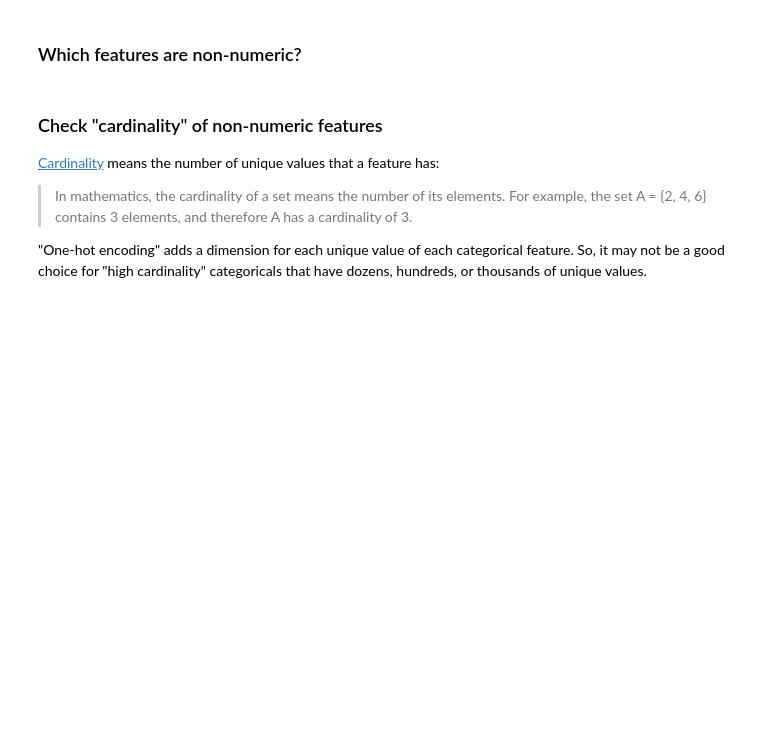
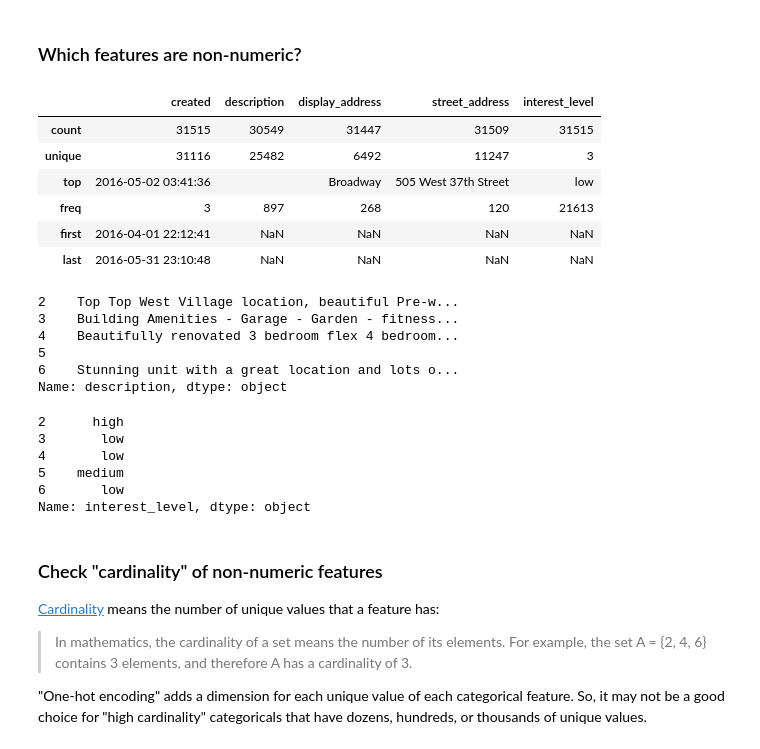
Before and after one commit to LambdaSchool/DEPRECATED-DS-Unit-2-Linear-Models, a Jupyter notebook: module2-doing-linear-regression/doing_linear_regression.ipynb, the cells around one changed output. Saved outputs shown, nothing was run; the diff lists cells and outputs as text; code cells hidden in the pictures; blank space fills up the shorter version.

```diff
--- a/module2-doing-linear-regression/doing_linear_regression.ipynb
+++ b/module2-doing-linear-regression/doing_linear_regression.ipynb
@@ -374,6 +400,36 @@ y_test = train[target]
 ## Do one-hot encoding of categorical features
 # %% [markdown]
 ### Which features are non-numeric?
+# %%
+train.describe(exclude='number')
+# %% [output]
+|  | created | description | display_address | street_address | interest_level |
+| count | 31515 | 30549 | 31447 | 31509 | 31515 |
+| unique | 31116 | 25482 | 6492 | 11247 | 3 |
+| top | 2016-05-02 03:41:36 |  | Broadway | 505 West 37th Street | low |
+| freq | 3 | 897 | 268 | 120 | 21613 |
+| first | 2016-04-01 22:12:41 | NaN | NaN | NaN | NaN |
+| last | 2016-05-31 23:10:48 | NaN | NaN | NaN | NaN |
+# %%
+train['description'].head()
+# %% [output]
+2    Top Top West Village location, beautiful Pre-w...
+3    Building Amenities - Garage - Garden - fitness...
+4    Beautifully renovated 3 bedroom flex 4 bedroom...
+5
+6    Stunning unit with a great location and lots o...
+Name: description, dtype: object
+# %%
+train['interest_level'].head()
+
+#cardinality of 3: high, medium, and low
+# %% [output]
+2      high
+3       low
+4       low
+5    medium
+6       low
+Name: interest_level, dtype: object
 # %% [markdown]
 ### Check "cardinality" of non-numeric features
 
```
Also changed, not shown: parts of 18 cells of this notebook.
